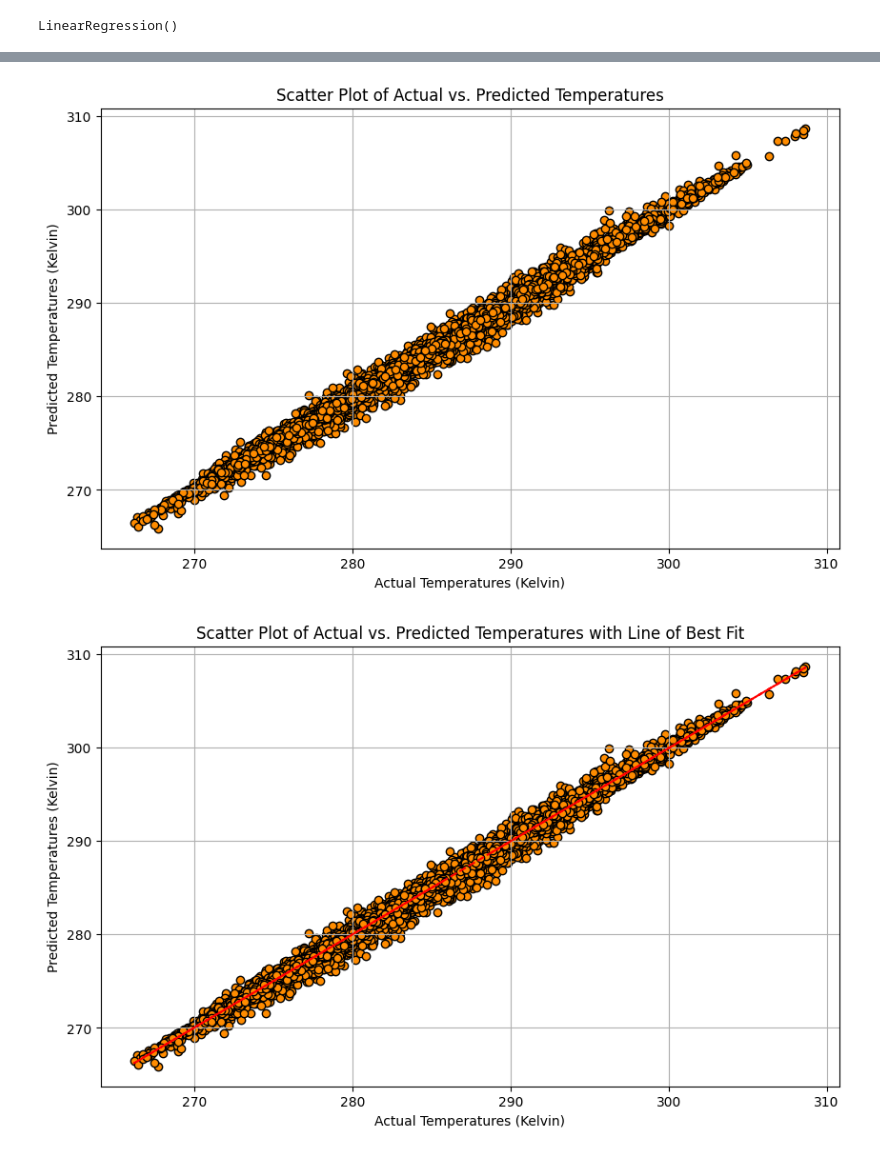
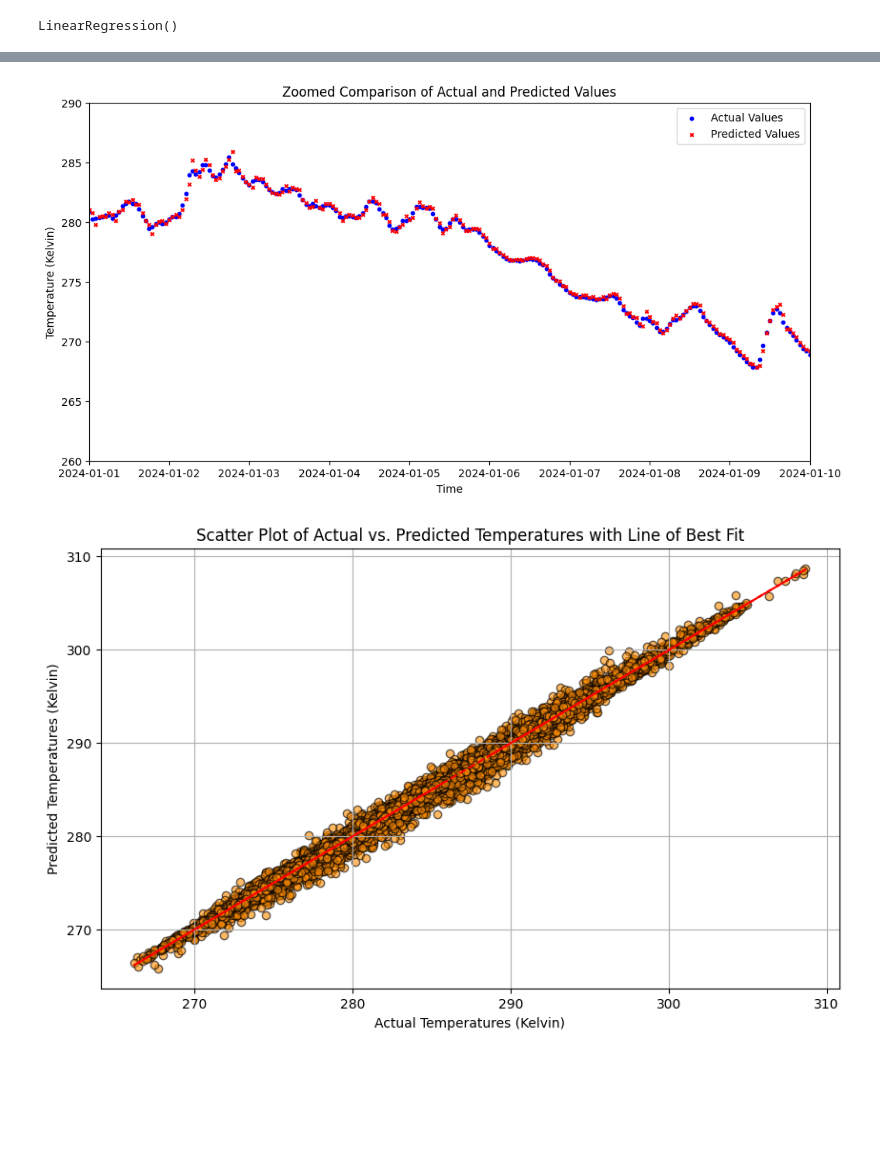
Before and after one commit to AlexaVT03/Project2-2, a Jupyter notebook: Project_2-2/Python/Linear Regression/Linear_Regression.ipynb, the cells around one changed output, grey strips where cells are left out. Drawn from its saved outputs; the diff is of its cells as text; code cells hidden in the pictures; blank space fills up the shorter version.

```diff
--- a/Project_2-2/Python/Linear Regression/Linear_Regression.ipynb
+++ b/Project_2-2/Python/Linear Regression/Linear_Regression.ipynb
@@ -82,10 +83,13 @@ data = data.dropna()
 X = data[[f't2m_lag_{i}' for i in range(1, window_size + 1)]]
 y = data['t2m']
 # %%
-# Split data into training and testing sets, ensuring no shuffle for time series data
-train_size = int(len(X) * 0.8)
-X_train, X_test = X[:train_size], X[train_size:]
-y_train, y_test = y[:train_size], y[train_size:]
+# Split data into training and testing sets, no shuffle for time series data
+train_size = int(len(X) * 0.6)
+val_size = int(len(X) * 0.2)
+test_size = len(X) - train_size - val_size
+
+X_train, X_val, X_test = X.iloc[:train_size], X.iloc[train_size:train_size+val_size], X.iloc[-test_size:]
+y_train, y_val, y_test = y.iloc[:train_size], y.iloc[train_size:train_size+val_size], y.iloc[-test_size:]
 # %%
 # Create and train linear regression model
 model = LinearRegression()
@@ -95,3 +106,5 @@ LinearRegression()
 # %%
 # Predict on the test set
-y_pred = model.predict(X_test)
+y_test_pred = model.predict(X_test)
+test_mse = mean_squared_error(y_test, y_test_pred)
+print('Test Mean Squared Error:', test_mse)
@@ -116,26 +125,37 @@ plt.show()
+# %%
+# Plotting Predicted vs Actual Values using points, zoomed in
+plt.figure(figsize=(12, 6))
+plt.scatter(y_test.index, y_test, color='blue', label='Actual Values', marker='o', s=10)  # using scatter for actual values
+plt.scatter(y_test.index, y_test_pred, color='red', label='Predicted Values', marker='x', s=10)  # using scatter for predicted values
+
+# Set the time range to zoom in on
+zoom_start = pd.Timestamp('2024-01-01')  # specify the start date
+zoom_end = pd.Timestamp('2024-01-10')    # specify the end date
+plt.xlim(zoom_start, zoom_end)  # Adjust the x-axis to display a specific time range
+
+# Set the temperature range to zoom in on
+min_temp = 260
+max_temp = 290
+plt.ylim(min_temp, max_temp)  # Adjust the y-axis to focus on this temperature range
+
+plt.title('Zoomed Comparison of Actual and Predicted Values')
+plt.xlabel('Time')
+plt.ylabel('Temperature (Kelvin)')
+plt.legend()
+plt.show()
+# %% [output]
+[figure, added]
 # %%
-# Plotting Predicted vs Actual Values in a scatter plot
+# Scatter plot with line of best fit for test set predictions
 plt.figure(figsize=(10, 6))
-plt.scatter(y_test, y_pred, color='darkorange', edgecolors='k')
-plt.title('Scatter Plot of Actual vs. Predicted Temperatures')
-plt.xlabel('Actual Temperatures (Kelvin)')
-plt.ylabel('Predicted Temperatures (Kelvin)')
-plt.grid(True)
-plt.show()
-
-# Optional: Adding a line of best fit to the scatter plot to show the correlation
-import numpy as np
-plt.figure(figsize=(10, 6))
-plt.scatter(y_test, y_pred, color='darkorange', edgecolors='k')
-# Adding a line of best fit
-z = np.polyfit(y_test, y_pred, 1)
+plt.scatter(y_test, y_test_pred, color='darkorange', edgecolors='k', alpha=0.6)
+z = np.polyfit(y_test, y_test_pred, 1)
 p = np.poly1d(z)
 plt.plot(y_test, p(y_test), "r--")  # Red dashed line
 plt.title('Scatter Plot of Actual vs. Predicted Temperatures with Line of Best Fit')
 plt.xlabel('Actual Temperatures (Kelvin)')
 plt.ylabel('Predicted Temperatures (Kelvin)')
 plt.grid(True)
 plt.show()
 # %% [output]
-[figure, old version]
+[figure, new version]
-[figure, removed]
```
Also changed, not shown: parts of 5 cells of this notebook.
